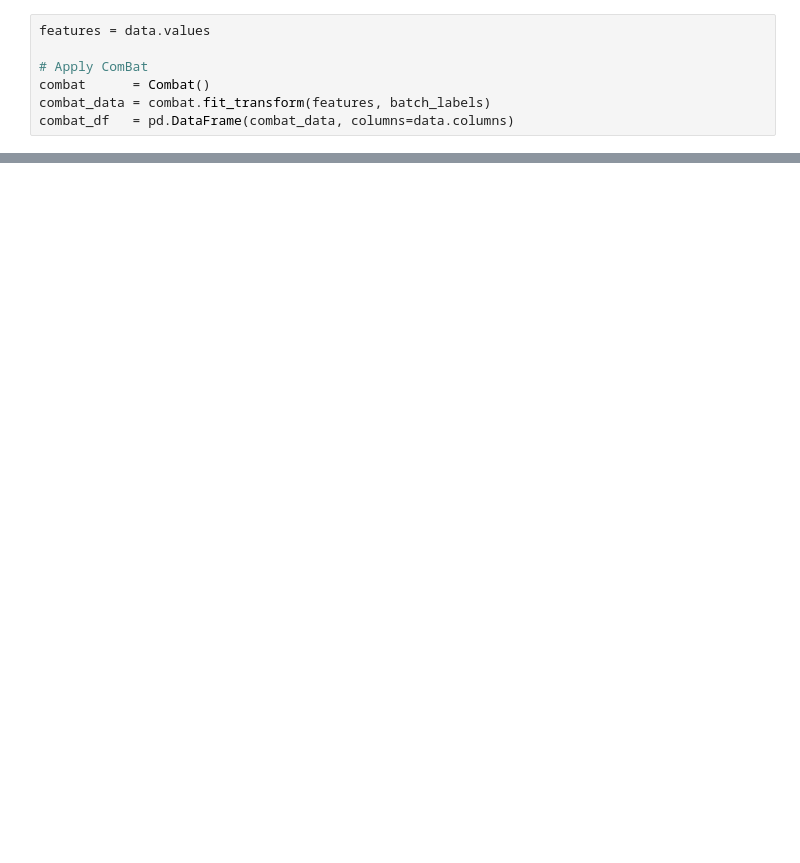
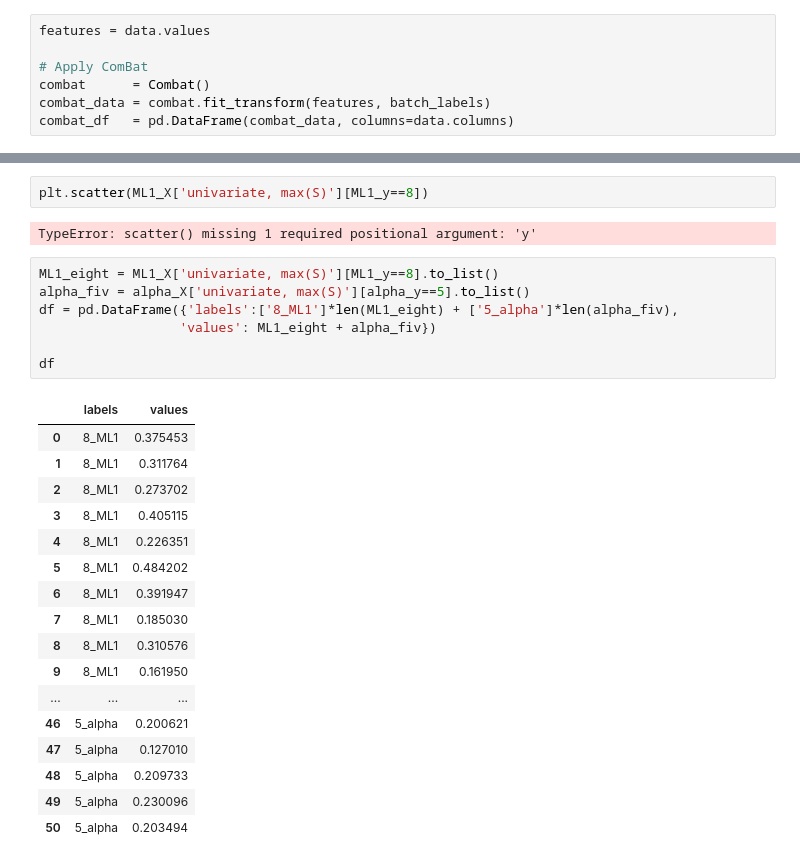
Before and after one commit to ramseylab/vgramreg, a Jupyter notebook: notebooks/check_batch_effect_in_data.ipynb, the cells around one changed output, grey strips where cells are left out. Drawn from its saved outputs; the diff is of its cells as text; blank space fills up the shorter version.

```diff
--- a/notebooks/check_batch_effect_in_data.ipynb
+++ b/notebooks/check_batch_effect_in_data.ipynb
@@ -203,0 +183,29 @@ This will become an error in seaborn v0.14.0; please update your code.
+# %%
+plt.scatter(ML1_X['univariate, max(S)'][ML1_y==8])
+# %% [output]
+TypeError: scatter() missing 1 required positional argument: 'y'
+# %%
+ML1_eight = ML1_X['univariate, max(S)'][ML1_y==8].to_list()
+alpha_fiv = alpha_X['univariate, max(S)'][alpha_y==5].to_list()
+df = pd.DataFrame({'labels':['8_ML1']*len(ML1_eight) + ['5_alpha']*len(alpha_fiv),
+                  'values': ML1_eight + alpha_fiv})
+
+df
+# %% [output]
+|  | labels | values |
+| 0 | 8_ML1 | 0.375453 |
+| 1 | 8_ML1 | 0.311764 |
+| 2 | 8_ML1 | 0.273702 |
+| 3 | 8_ML1 | 0.405115 |
+| 4 | 8_ML1 | 0.226351 |
+| 5 | 8_ML1 | 0.484202 |
+| 6 | 8_ML1 | 0.391947 |
+| 7 | 8_ML1 | 0.185030 |
+| 8 | 8_ML1 | 0.310576 |
+| 9 | 8_ML1 | 0.161950 |
+| ... | ... | ... |
+| 46 | 5_alpha | 0.200621 |
+| 47 | 5_alpha | 0.127010 |
+| 48 | 5_alpha | 0.209733 |
+| 49 | 5_alpha | 0.230096 |
+| 50 | 5_alpha | 0.203494 |
```
Also changed, not shown: parts of 19 cells of this notebook, 3 other files.
